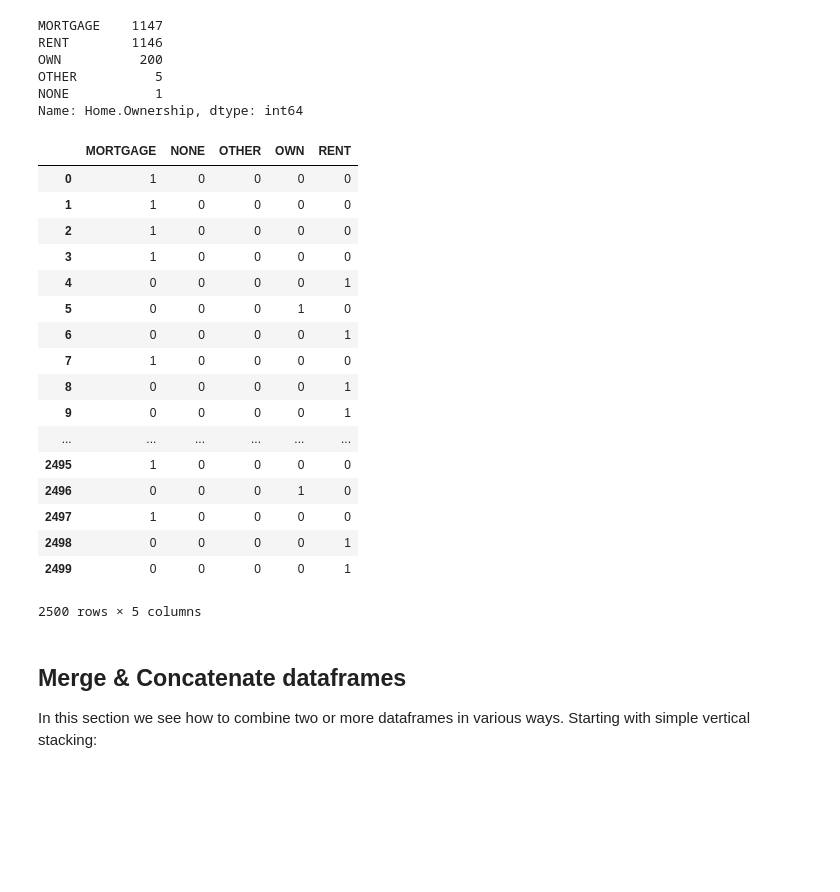
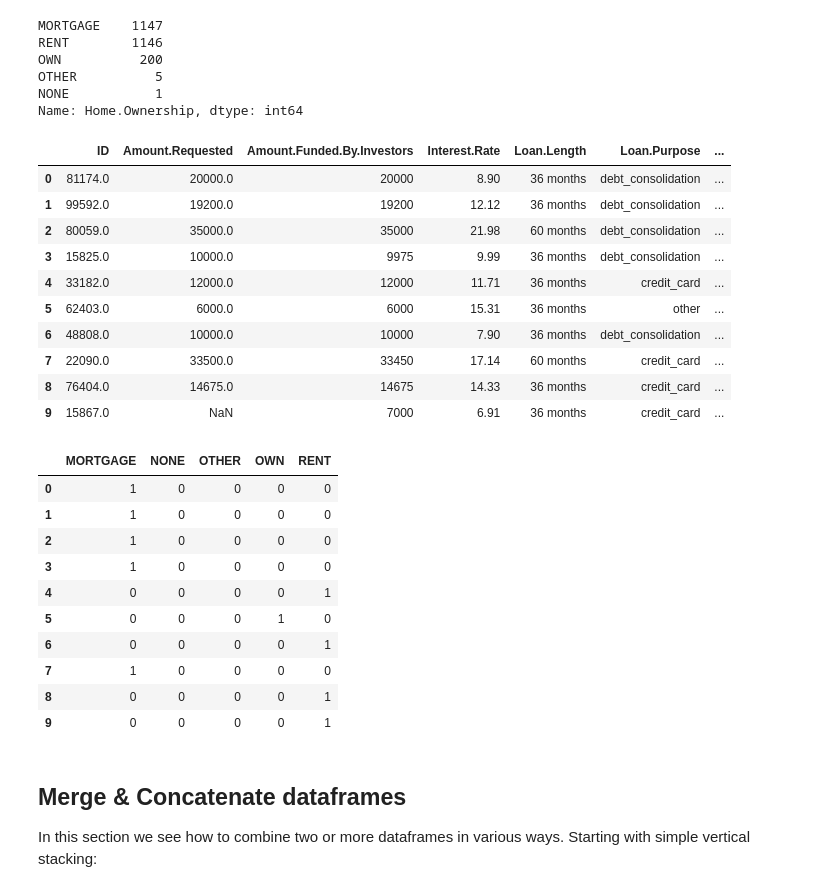
Before and after one commit to skyimager/intro-to-ml-with-python, a Jupyter notebook: src/week3/day1_intro-to-pandas.ipynb, the cells around one changed output. Drawn from its saved outputs; the diff is of its cells as text; code cells hidden in the pictures; blank space fills up the shorter version.

```diff
--- a/src/week3/day1_intro-to-pandas.ipynb
+++ b/src/week3/day1_intro-to-pandas.ipynb
@@ -1040,27 +990,34 @@ OWN          200
 OTHER          5
 NONE           1
 Name: Home.Ownership, dtype: int64
+# %%
+ld.head(10)
+# %% [output]
+|  | ID | Amount.Requested | Amount.Funded.By.Investors | Interest.Rate | Loan.Length | Loan.Purpose | ... |
+| 0 | 81174.0 | 20000.0 | 20000 | 8.90 | 36 months | debt_consolidation | ... |
+| 1 | 99592.0 | 19200.0 | 19200 | 12.12 | 36 months | debt_consolidation | ... |
+| 2 | 80059.0 | 35000.0 | 35000 | 21.98 | 60 months | debt_consolidation | ... |
+| 3 | 15825.0 | 10000.0 | 9975 | 9.99 | 36 months | debt_consolidation | ... |
+| 4 | 33182.0 | 12000.0 | 12000 | 11.71 | 36 months | credit_card | ... |
+| 5 | 62403.0 | 6000.0 | 6000 | 15.31 | 36 months | other | ... |
+| 6 | 48808.0 | 10000.0 | 10000 | 7.90 | 36 months | debt_consolidation | ... |
+| 7 | 22090.0 | 33500.0 | 33450 | 17.14 | 60 months | credit_card | ... |
+| 8 | 76404.0 | 14675.0 | 14675 | 14.33 | 36 months | credit_card | ... |
+| 9 | 15867.0 | NaN | 7000 | 6.91 | 36 months | credit_card | ... |
 # %%
-pd.get_dummies(ld["Home.Ownership"])
+pd.get_dummies(ld["Home.Ownership"]).head(10)
 # %% [output]
 |  | MORTGAGE | NONE | OTHER | OWN | RENT |
 | 0 | 1 | 0 | 0 | 0 | 0 |
 | 1 | 1 | 0 | 0 | 0 | 0 |
 | 2 | 1 | 0 | 0 | 0 | 0 |
 | 3 | 1 | 0 | 0 | 0 | 0 |
 | 4 | 0 | 0 | 0 | 0 | 1 |
 | 5 | 0 | 0 | 0 | 1 | 0 |
 | 6 | 0 | 0 | 0 | 0 | 1 |
 | 7 | 1 | 0 | 0 | 0 | 0 |
 | 8 | 0 | 0 | 0 | 0 | 1 |
 | 9 | 0 | 0 | 0 | 0 | 1 |
-| ... | ... | ... | ... | ... | ... |
-| 2495 | 1 | 0 | 0 | 0 | 0 |
-| 2496 | 0 | 0 | 0 | 1 | 0 |
-| 2497 | 1 | 0 | 0 | 0 | 0 |
-| 2498 | 0 | 0 | 0 | 0 | 1 |
-| 2499 | 0 | 0 | 0 | 0 | 1 |
-2500 rows × 5 columns
 # %% [markdown]
 ## Merge & Concatenate dataframes
 In this section we see how to combine two or more dataframes in various ways. Starting with simple vertical stacking:
```
Also changed, not shown: parts of 130 cells of this notebook, 1 other file.
